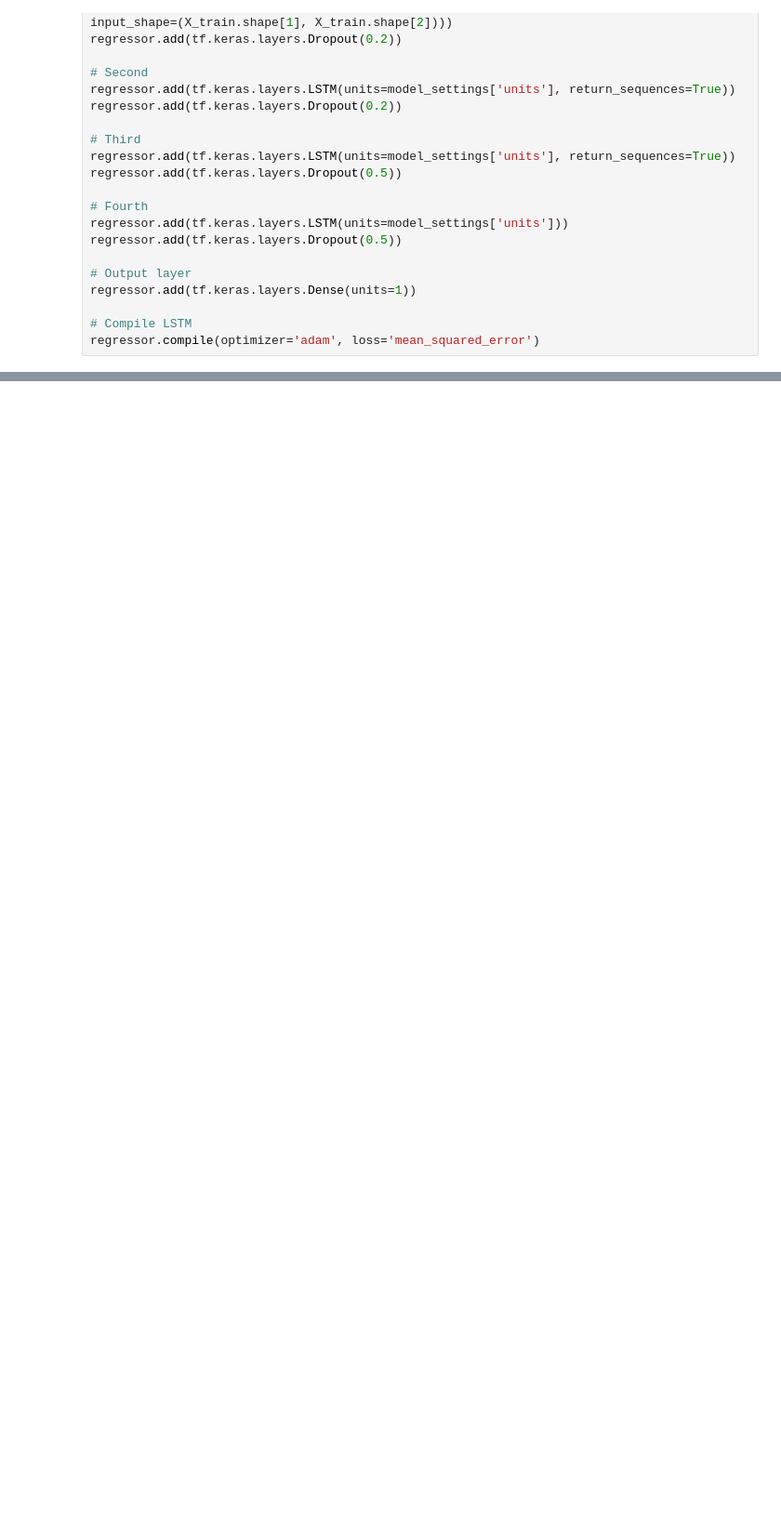
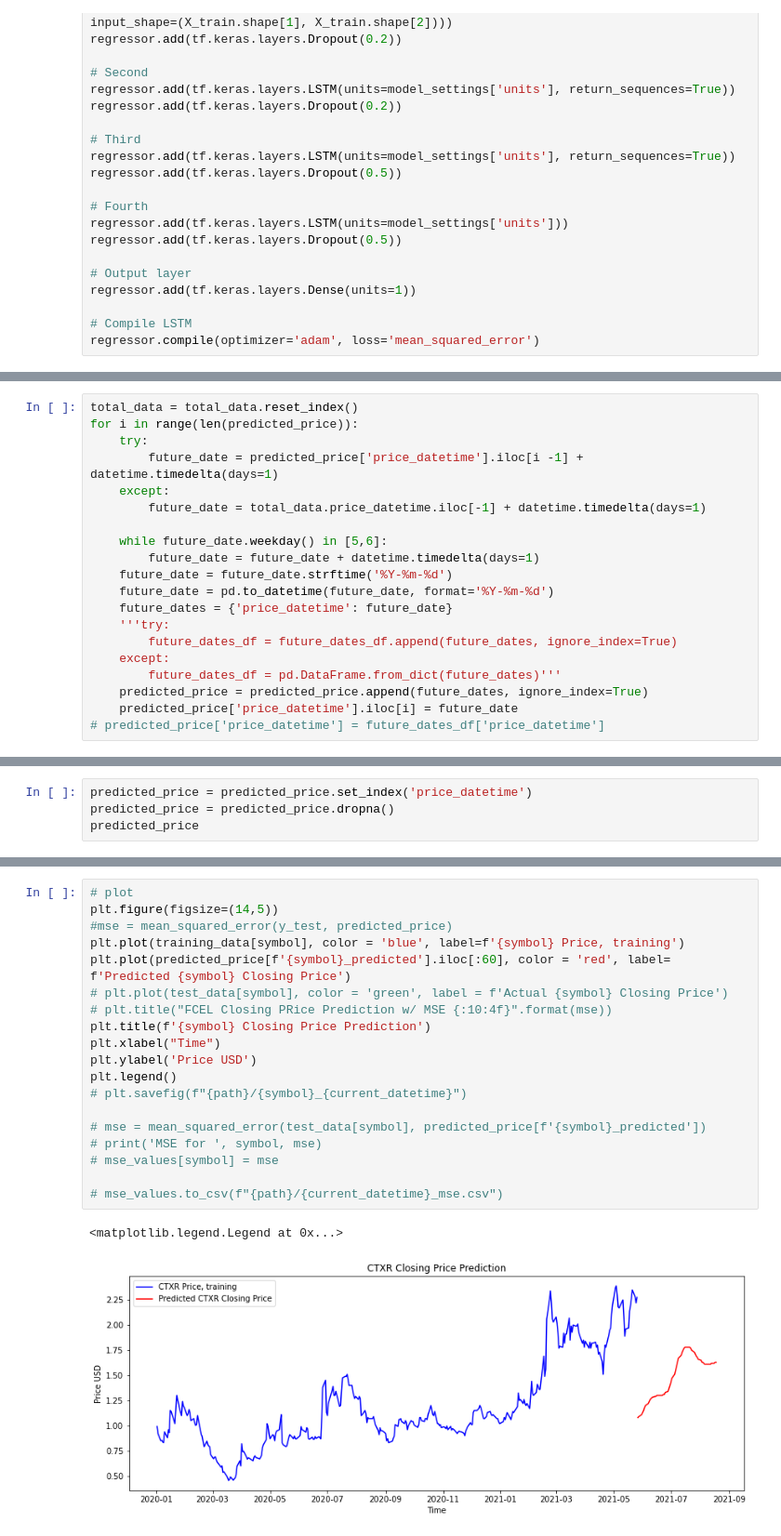
Before and after one commit to jmacdonald2010/stock-prediction, a Jupyter notebook: mlTests06.ipynb, the cells around one changed output, grey strips where cells are left out. Shown at 93% size. Saved outputs shown, nothing was run; the diff lists cells and outputs as text; blank space fills up the shorter version.

```diff
--- a/mlTests06.ipynb
+++ b/mlTests06.ipynb
@@ -385,0 +647,20 @@ Shape of test data: (166, 412)
+# %%
+total_data = total_data.reset_index()
+for i in range(len(predicted_price)):
+    try:
+        future_date = predicted_price['price_datetime'].iloc[i -1] + datetime.timedelta(days=1)
+    except:
+        future_date = total_data.price_datetime.iloc[-1] + datetime.timedelta(days=1)
+
+    while future_date.weekday() in [5,6]:
+        future_date = future_date + datetime.timedelta(days=1)
+    future_date = future_date.strftime('%Y-%m-%d')
+    future_date = pd.to_datetime(future_date, format='%Y-%m-%d')
+    future_dates = {'price_datetime': future_date}
+    '''try:
+        future_dates_df = future_dates_df.append(future_dates, ignore_index=True)
+    except:
+        future_dates_df = pd.DataFrame.from_dict(future_dates)'''
+    predicted_price = predicted_price.append(future_dates, ignore_index=True)
+    predicted_price['price_datetime'].iloc[i] = future_date
+# predicted_price['price_datetime'] = future_dates_df['price_datetime']
@@ -385,0 +672,4 @@ Shape of test data: (166, 412)
+# %%
+predicted_price = predicted_price.set_index('price_datetime')
+predicted_price = predicted_price.dropna()
+predicted_price
@@ -385,0 +691,22 @@ Shape of test data: (166, 412)
+# %%
+# plot
+plt.figure(figsize=(14,5))
+#mse = mean_squared_error(y_test, predicted_price)
+plt.plot(training_data[symbol], color = 'blue', label=f'{symbol} Price, training')
+plt.plot(predicted_price[f'{symbol}_predicted'].iloc[:60], color = 'red', label= f'Predicted {symbol} Closing Price')
+# plt.plot(test_data[symbol], color = 'green', label = f'Actual {symbol} Closing Price')
+# plt.title("FCEL Closing PRice Prediction w/ MSE {:10:4f}".format(mse))
+plt.title(f'{symbol} Closing Price Prediction')
+plt.xlabel("Time")
+plt.ylabel('Price USD')
+plt.legend()
+# plt.savefig(f"{path}/{symbol}_{current_datetime}")
+
+# mse = mean_squared_error(test_data[symbol], predicted_price[f'{symbol}_predicted'])
+# print('MSE for ', symbol, mse)
+# mse_values[symbol] = mse
+
+# mse_values.to_csv(f"{path}/{current_datetime}_mse.csv")
+# %% [output]
+<matplotlib.legend.Legend at 0x...>
+[figure, added]
```
Also changed, not shown: parts of 18 cells of this notebook, 8 other files.
